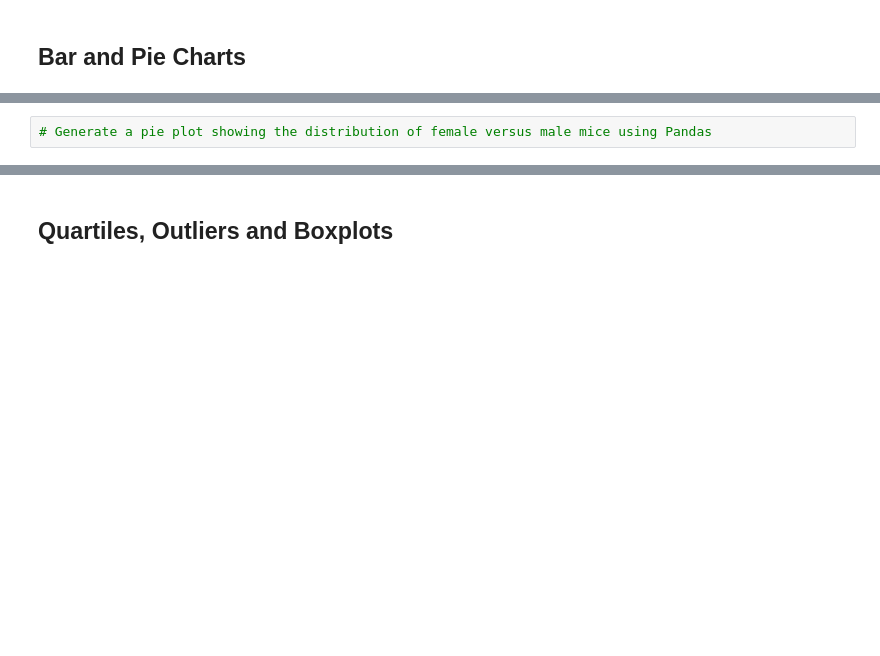
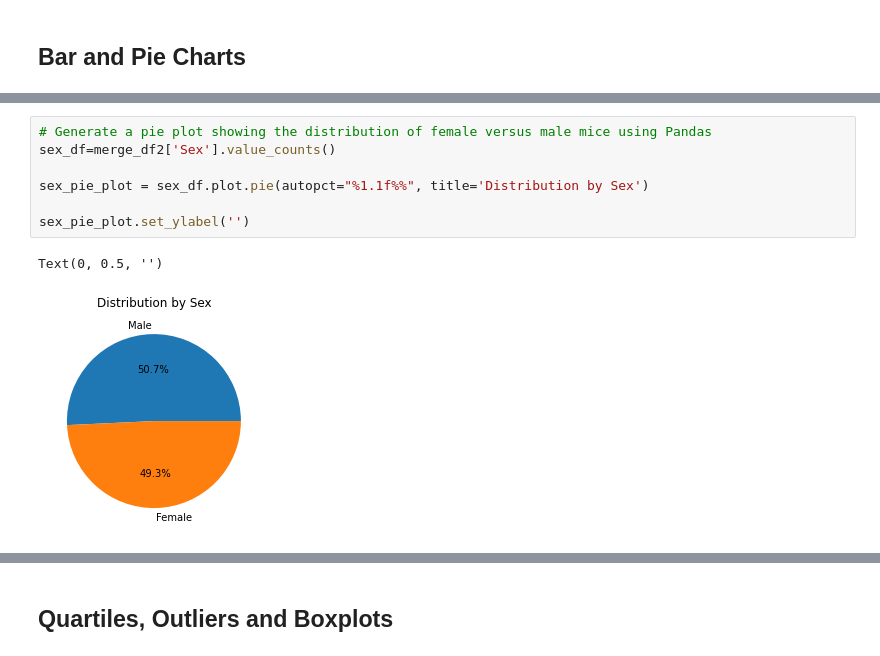
Before and after one commit to jcortez02/mapplotlib_challenge, a Jupyter notebook: pymaceuticals_starter.ipynb, the cells around one changed output, grey strips where cells are left out. Cells and saved outputs as stored; diff of their text form; blank space fills up the shorter version.

```diff
--- a/pymaceuticals_starter.ipynb
+++ b/pymaceuticals_starter.ipynb
@@ -191,4 +267,12 @@ tumor_volume_stats_df
 # %%
 # Generate a pie plot showing the distribution of female versus male mice using Pandas
+sex_df=merge_df2['Sex'].value_counts()
+
+sex_pie_plot = sex_df.plot.pie(autopct="%1.1f%%", title='Distribution by Sex')
+
+sex_pie_plot.set_ylabel('')
+# %% [output]
+Text(0, 0.5, '')
+[figure, added]
 # %%
 # Generate a pie plot showing the distribution of female versus male mice using pyplot
```
Also changed, not shown: parts of 21 cells of this notebook.
